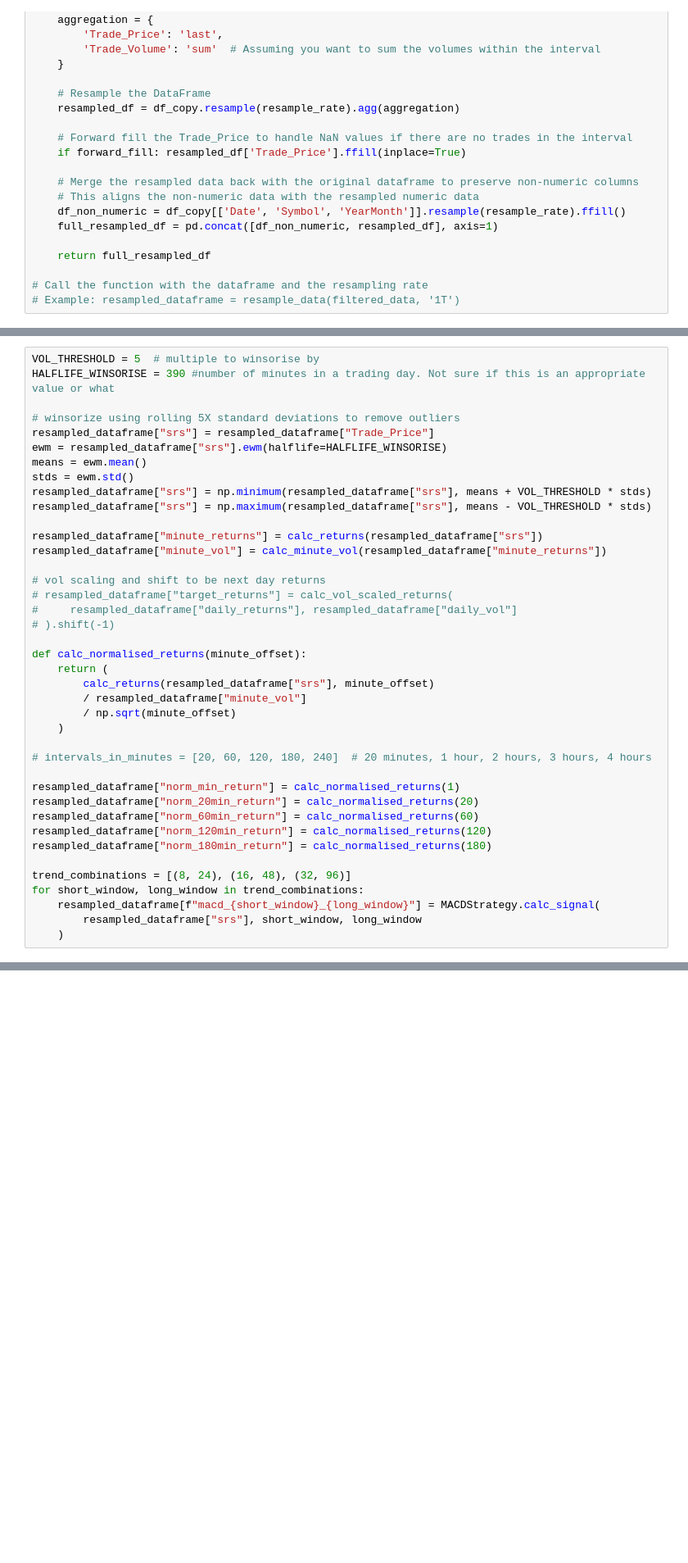
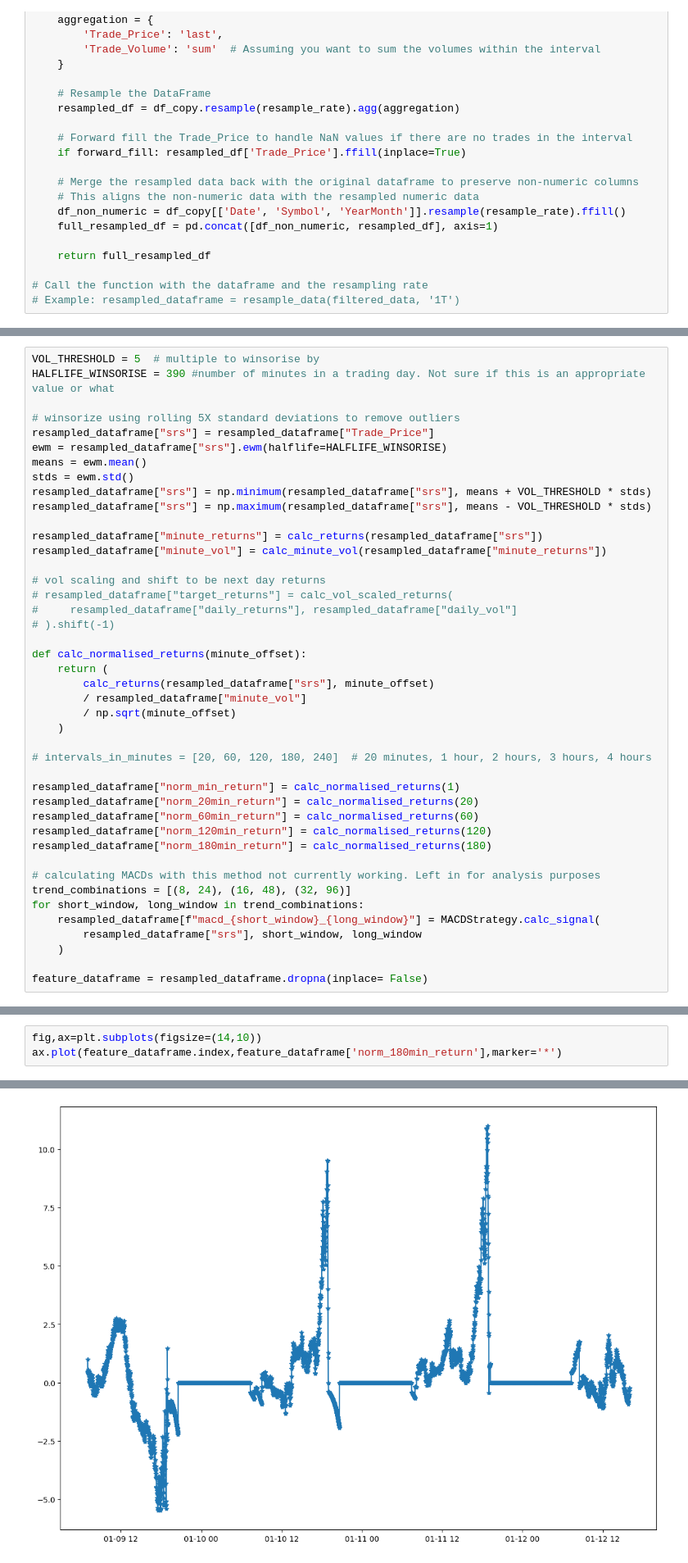
Before and after one commit to kpollackhinds/Trading-with-Momentum-Transformer, a Jupyter notebook: feature_gen_test.ipynb, the cells around one changed output, grey strips where cells are left out. Shown: that part at 82% size. Saved outputs shown, nothing was run; the diff lists cells and outputs as text; blank space fills up the shorter version.

```diff
--- a/feature_gen_test.ipynb
+++ b/feature_gen_test.ipynb
@@ -272,9 +343,12 @@ resampled_dataframe["norm_60min_return"] = calc_normalised_returns(60)
 resampled_dataframe["norm_120min_return"] = calc_normalised_returns(120)
 resampled_dataframe["norm_180min_return"] = calc_normalised_returns(180)
 
+# calculating MACDs with this method not currently working. Left in for analysis purposes
 trend_combinations = [(8, 24), (16, 48), (32, 96)]
 for short_window, long_window in trend_combinations:
     resampled_dataframe[f"macd_{short_window}_{long_window}"] = MACDStrategy.calc_signal(
         resampled_dataframe["srs"], short_window, long_window
     )
+
+feature_dataframe = resampled_dataframe.dropna(inplace= False)
 # %%
@@ -283,0 +387,4 @@ print(resampled_dataframe.tail())
+# %%
+fig,ax=plt.subplots(figsize=(14,10))
+ax.plot(feature_dataframe.index,feature_dataframe['norm_180min_return'],marker='*')
+# %% [output]
@@ -284,3 +392,4 @@ print(resampled_dataframe.tail())
+[figure, added]
 # %%
 # Plot the Trade_Price and the winsorized srs series on the same plot. Trying to see differnece
 
```
Also changed, not shown: parts of 19 cells of this notebook, 3 other files.
